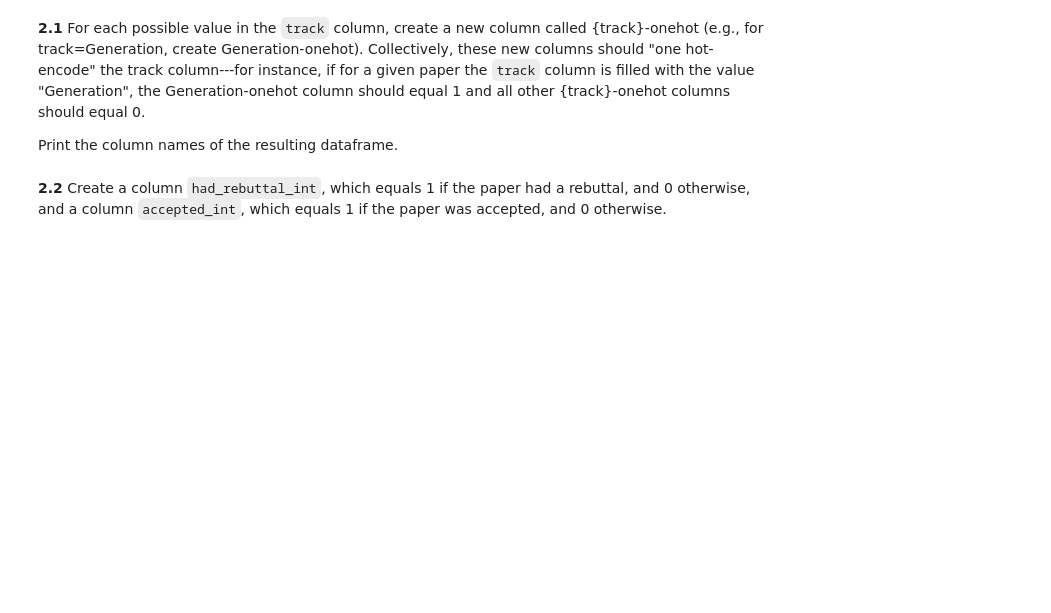
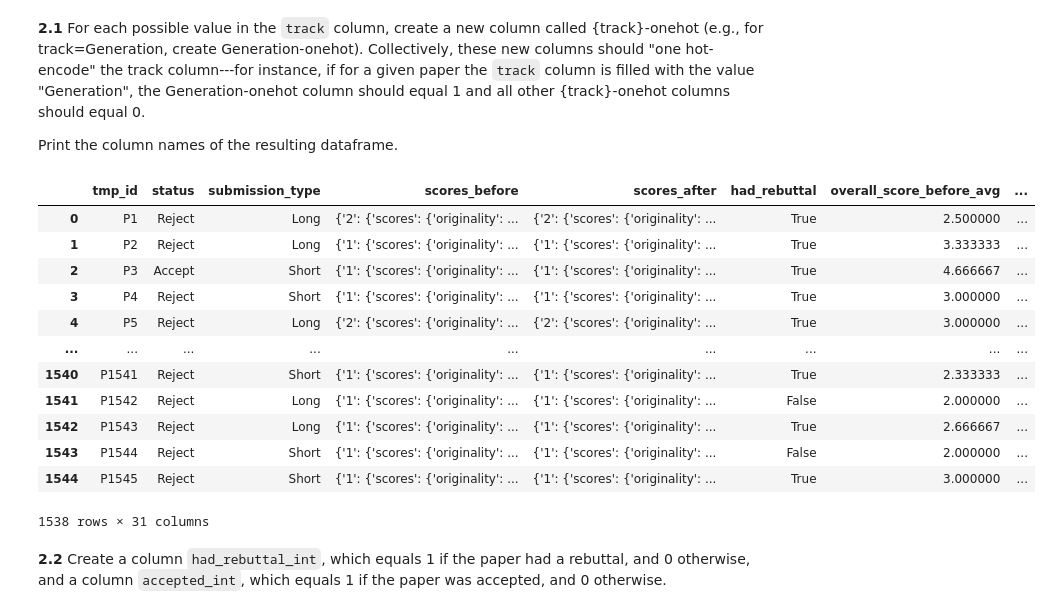
Before and after one commit to aristo6253/epfl-ada-ada-2023-homework-2-adaknow, a Jupyter notebook: hw2.ipynb, the cells around one changed output. Saved outputs shown, nothing was run; the diff lists cells and outputs as text; code cells hidden in the pictures; blank space fills up the shorter version.

```diff
--- a/hw2.ipynb
+++ b/hw2.ipynb
@@ -293,6 +309,25 @@ You decide to investigate further the effect of rebuttals on acceptance using yo
 **2.1** For each possible value in the `track` column, create a new column called {track}-onehot (e.g., for track=Generation, create Generation-onehot). Collectively, these new columns should "one hot-encode" the track column---for instance, if for a given paper the `track` column is filled with the value "Generation", the Generation-onehot column should equal 1 and all other {track}-onehot columns should equal 0.
 
 Print the column names of the resulting dataframe.
+# %%
+# One-hot encode the genres and countries variable
+acl_reviews_df_onehot = pd.get_dummies(acl_reviews_df, columns=['track'])
+suffix = '_onehot'
+display(acl_reviews_df_onehot)
+# %% [output]
+|  | tmp_id | status | submission_type | scores_before | scores_after | had_rebuttal | overall_score_before_avg | ... |
+| 0 | P1 | Reject | Long | {'2': {'scores': {'originality': ... | {'2': {'scores': {'originality': ... | True | 2.500000 | ... |
+| 1 | P2 | Reject | Long | {'1': {'scores': {'originality': ... | {'1': {'scores': {'originality': ... | True | 3.333333 | ... |
+| 2 | P3 | Accept | Short | {'1': {'scores': {'originality': ... | {'1': {'scores': {'originality': ... | True | 4.666667 | ... |
+| 3 | P4 | Reject | Short | {'1': {'scores': {'originality': ... | {'1': {'scores': {'originality': ... | True | 3.000000 | ... |
+| 4 | P5 | Reject | Long | {'2': {'scores': {'originality': ... | {'2': {'scores': {'originality': ... | True | 3.000000 | ... |
+| ... | ... | ... | ... | ... | ... | ... | ... | ... |
+| 1540 | P1541 | Reject | Short | {'1': {'scores': {'originality': ... | {'1': {'scores': {'originality': ... | True | 2.333333 | ... |
+| 1541 | P1542 | Reject | Long | {'1': {'scores': {'originality': ... | {'1': {'scores': {'originality': ... | False | 2.000000 | ... |
+| 1542 | P1543 | Reject | Long | {'1': {'scores': {'originality': ... | {'1': {'scores': {'originality': ... | True | 2.666667 | ... |
+| 1543 | P1544 | Reject | Short | {'1': {'scores': {'originality': ... | {'1': {'scores': {'originality': ... | False | 2.000000 | ... |
+| 1544 | P1545 | Reject | Short | {'1': {'scores': {'originality': ... | {'1': {'scores': {'originality': ... | True | 3.000000 | ... |
+1538 rows × 31 columns
 # %% [markdown]
 
 **2.2** Create a column `had_rebuttal_int`, which equals 1 if the paper had a rebuttal, and 0 otherwise, and a column `accepted_int`, which equals 1 if the paper was accepted, and 0 otherwise.
```
Also changed, not shown: parts of 20 cells of this notebook.
